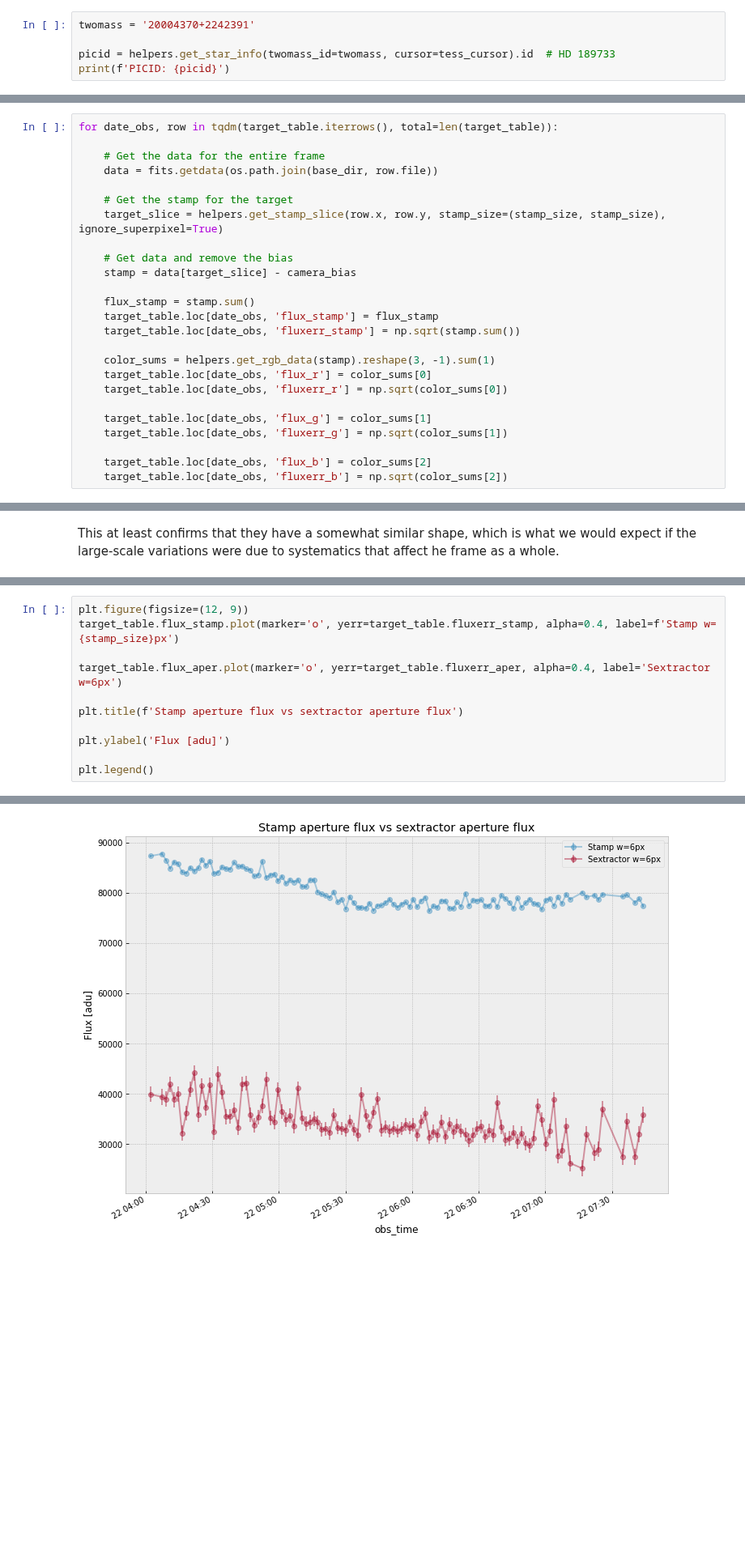
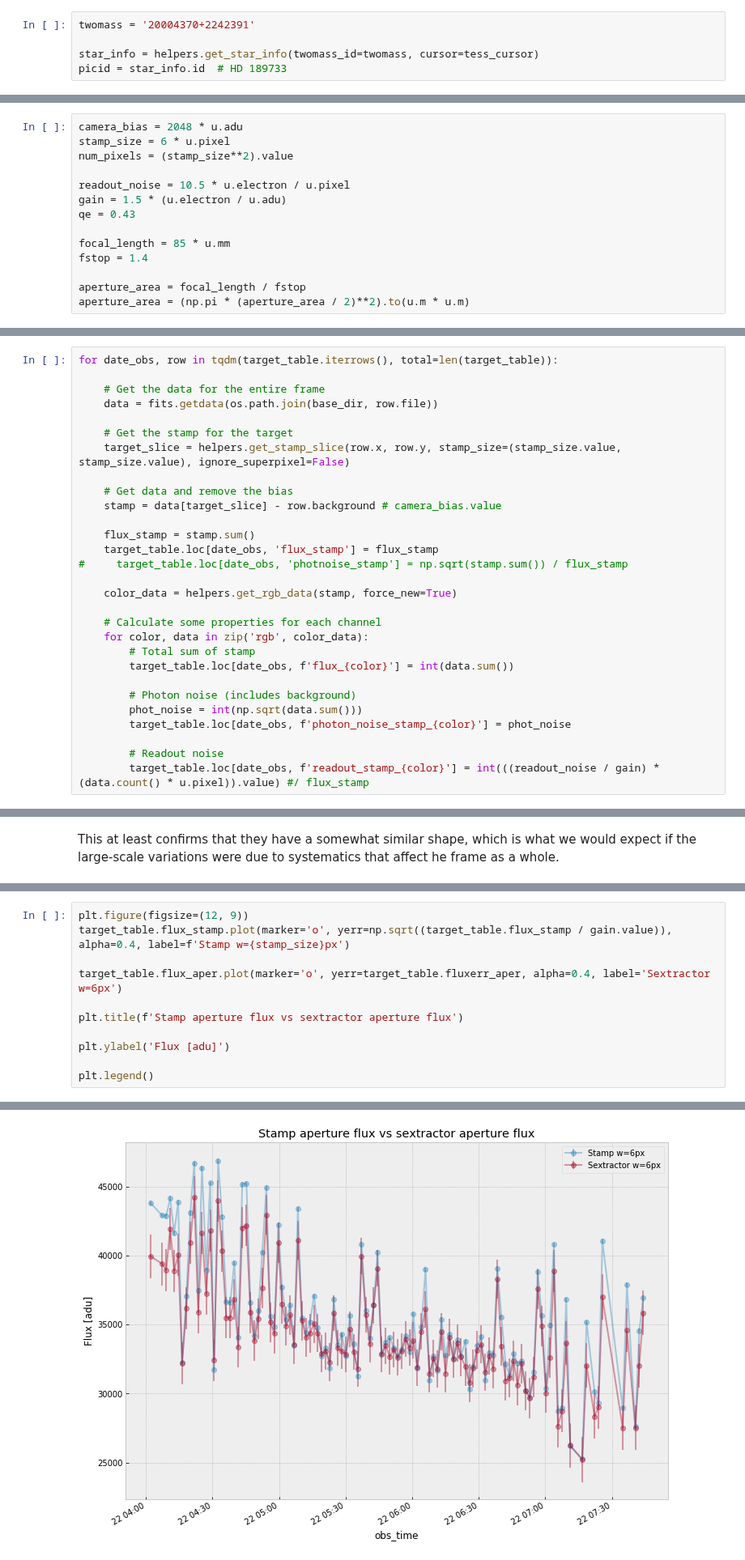
Before and after one commit to panoptes/panoptes-pipeline, a Jupyter notebook: notebooks/processing/PIAA-Examine-Target.ipynb, the cells around one changed output, grey strips where cells are left out. Shown at 81% size. Drawn from its saved outputs; the diff is of its cells as text; blank space fills up the shorter version.

Commit message:
Cleanup of notebook for examining target - noise estimates split into separate notebook

```diff
--- a/notebooks/processing/PIAA-Examine-Target.ipynb
+++ b/notebooks/processing/PIAA-Examine-Target.ipynb
@@ -47,6 +58,6 @@ time: 708 µs
 # %%
 twomass = '20004370+2242391'
 
-picid = helpers.get_star_info(twomass_id=twomass, cursor=tess_cursor).id  # HD 189733
-print(f'PICID: {picid}')
+star_info = helpers.get_star_info(twomass_id=twomass, cursor=tess_cursor)
+picid = star_info.id  # HD 189733
 # %% [output]
@@ -109,0 +87,14 @@ def calc_noise(flux, num_pixels=36):
+# %%
+camera_bias = 2048 * u.adu
+stamp_size = 6 * u.pixel
+num_pixels = (stamp_size**2).value
+
+readout_noise = 10.5 * u.electron / u.pixel
+gain = 1.5 * (u.electron / u.adu)
+qe = 0.43
+
+focal_length = 85 * u.mm
+fstop = 1.4
+
+aperture_area = focal_length / fstop
+aperture_area = (np.pi * (aperture_area / 2)**2).to(u.m * u.m)
@@ -114,23 +107,27 @@ for date_obs, row in tqdm(target_table.iterrows(), total=len(target_table)):
     data = fits.getdata(os.path.join(base_dir, row.file))
 
     # Get the stamp for the target
-    target_slice = helpers.get_stamp_slice(row.x, row.y, stamp_size=(stamp_size, stamp_size), ignore_superpixel=True)
+    target_slice = helpers.get_stamp_slice(row.x, row.y, stamp_size=(stamp_size.value, stamp_size.value), ignore_superpixel=False)
 
     # Get data and remove the bias
-    stamp = data[target_slice] - camera_bias
+    stamp = data[target_slice] - row.background # camera_bias.value
 
     flux_stamp = stamp.sum()
     target_table.loc[date_obs, 'flux_stamp'] = flux_stamp
-    target_table.loc[date_obs, 'fluxerr_stamp'] = np.sqrt(stamp.sum())
+#     target_table.loc[date_obs, 'photnoise_stamp'] = np.sqrt(stamp.sum()) / flux_stamp
 
-    color_sums = helpers.get_rgb_data(stamp).reshape(3, -1).sum(1)
-    target_table.loc[date_obs, 'flux_r'] = color_sums[0]
-    target_table.loc[date_obs, 'fluxerr_r'] = np.sqrt(color_sums[0])
+    color_data = helpers.get_rgb_data(stamp, force_new=True)
 
-    target_table.loc[date_obs, 'flux_g'] = color_sums[1]
-    target_table.loc[date_obs, 'fluxerr_g'] = np.sqrt(color_sums[1])
+    # Calculate some properties for each channel
+    for color, data in zip('rgb', color_data):
+        # Total sum of stamp
+        target_table.loc[date_obs, f'flux_{color}'] = int(data.sum())
 
-    target_table.loc[date_obs, 'flux_b'] = color_sums[2]
-    target_table.loc[date_obs, 'fluxerr_b'] = np.sqrt(color_sums[2])
+        # Photon noise (includes background)
+        phot_noise = int(np.sqrt(data.sum()))
+        target_table.loc[date_obs, f'photon_noise_stamp_{color}'] = phot_noise
+
+        # Readout noise
+        target_table.loc[date_obs, f'readout_stamp_{color}'] = int(((readout_noise / gain) * (data.count() * u.pixel)).value) #/ flux_stamp
 # %% [output]
 [interactive output not drawn]
@@ -310,14 +323,14 @@ time: 37.9 ms
 # %%
 plt.figure(figsize=(12, 9))
-target_table.flux_stamp.plot(marker='o', yerr=target_table.fluxerr_stamp, alpha=0.4, label=f'Stamp w={stamp_size}px')
+target_table.flux_stamp.plot(marker='o', yerr=np.sqrt((target_table.flux_stamp / gain.value)), alpha=0.4, label=f'Stamp w={stamp_size}px')
 
 target_table.flux_aper.plot(marker='o', yerr=target_table.fluxerr_aper, alpha=0.4, label='Sextractor w=6px')
 
 plt.title(f'Stamp aperture flux vs sextractor aperture flux')
 
 plt.ylabel('Flux [adu]')
 
 plt.legend()
 # %% [output]
 <matplotlib.legend.Legend at 0x...>
-[figure, old version]
+[figure, new version]
```
Also changed, not shown: parts of 28 cells of this notebook.
